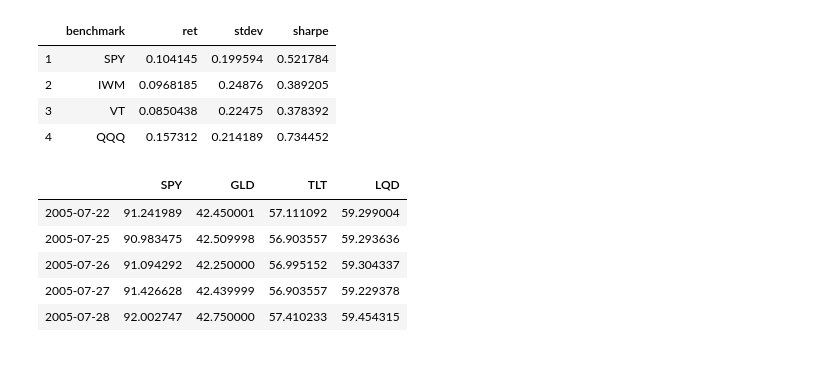
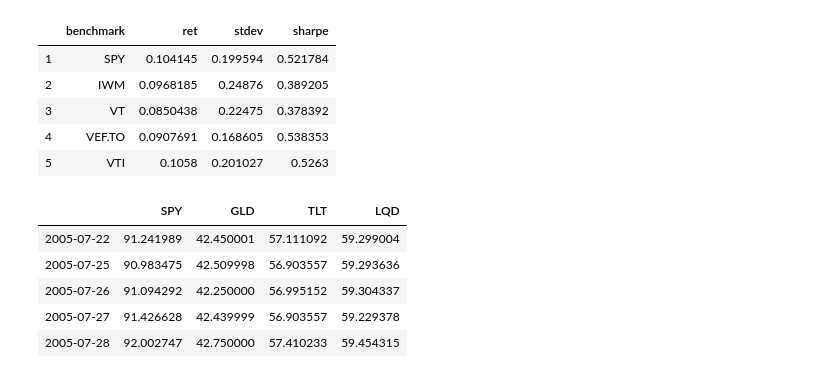
Before and after one commit to albud187/stock_analytics_prediction, a Jupyter notebook: Portfolio Optimization.ipynb, the cells around one changed output. Cells and saved outputs as stored; diff of their text form; code cells hidden in the pictures.

```diff
--- a/Portfolio Optimization.ipynb
+++ b/Portfolio Optimization.ipynb
@@ -163,15 +185,16 @@ def capital_allocation(NAV, input_results, tickers):
 # %%
-indices = ['SPY', 'IWM', 'VT', 'QQQ']
+indices = ['SPY', 'IWM', 'VT', 'VEF.TO', 'VTI']
 start = date.today() - timedelta(days = 3650*1.5)
 end = date.today()
 standard = get_benchmark(indices,start, end)
 standard
 # %% [output]
 |  | benchmark | ret | stdev | sharpe |
 | 1 | SPY | 0.104145 | 0.199594 | 0.521784 |
 | 2 | IWM | 0.0968185 | 0.24876 | 0.389205 |
 | 3 | VT | 0.0850438 | 0.22475 | 0.378392 |
-| 4 | QQQ | 0.157312 | 0.214189 | 0.734452 |
+| 4 | VEF.TO | 0.0907691 | 0.168605 | 0.538353 |
+| 5 | VTI | 0.1058 | 0.201027 | 0.5263 |
 # %%
 tickers = ['SPY', 'GLD', 'TLT', 'LQD']
 start = date.today() - timedelta(days = 3650*1.5)
```
Also changed, not shown: parts of 19 cells of this notebook, 1 other file.
